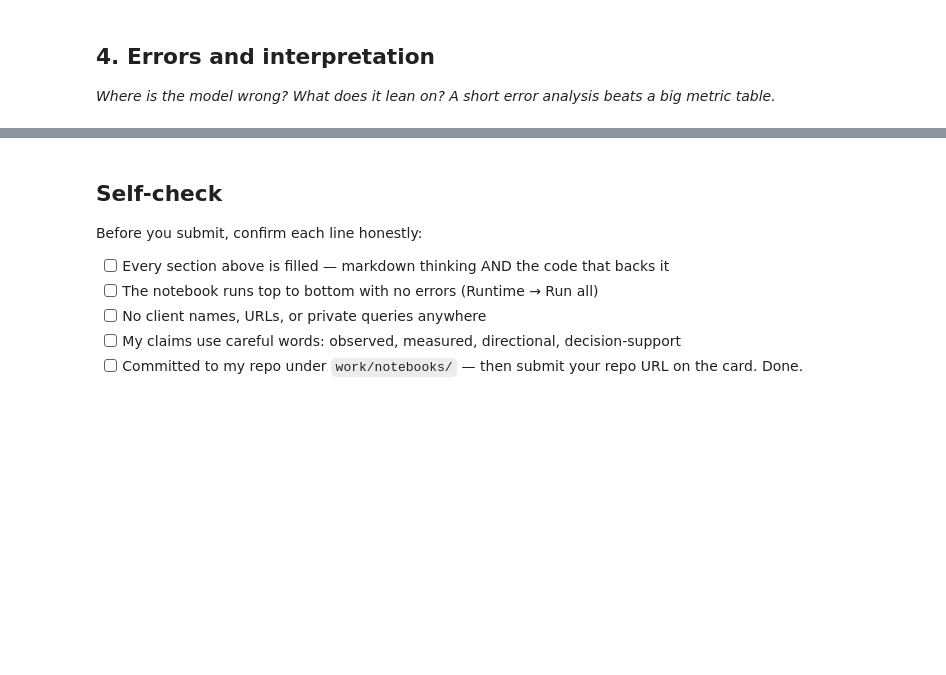
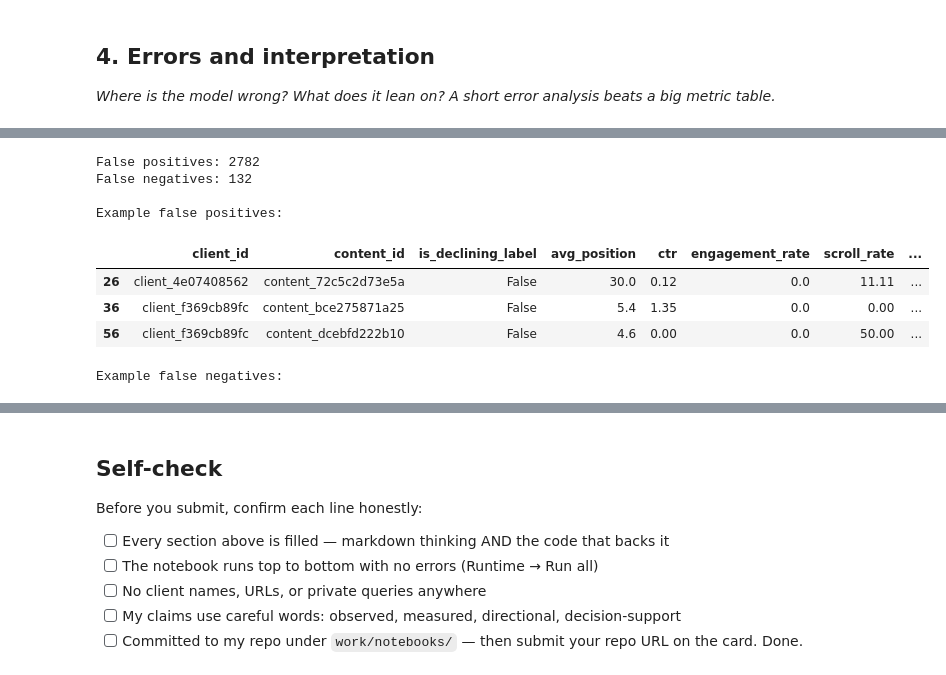
Before and after one commit to tabassumrafiq/flyrank-ml-internship, a Jupyter notebook: work/notebooks/w05_model.ipynb, the cells around one changed output, grey strips where cells are left out. Saved outputs shown, nothing was run; the diff lists cells and outputs as text; code cells hidden in the pictures; blank space fills up the shorter version.

```diff
--- a/work/notebooks/w05_model.ipynb
+++ b/work/notebooks/w05_model.ipynb
@@ -20,0 +249,16 @@ This skeleton is yours to fill. Work the sections **in order** — each one has
+# %%
+logistic_model = Pipeline([
+    ("imputer", SimpleImputer(strategy="median")),
+    ("scaler", StandardScaler()),
+    ("model", LogisticRegression(
+        max_iter=1000,
+        random_state=RANDOM_STATE
+    ))
+])
+
+logistic_model.fit(X_train, y_train)
+
+logistic_prob = logistic_model.predict_proba(X_test)[:, 1]
+logistic_pred = (logistic_prob >= 0.5).astype(int)
+
+print("Logistic Regression trained.")
@@ -24,0 +406,36 @@ This skeleton is yours to fill. Work the sections **in order** — each one has
+# %%
+error_review = model_df.iloc[test_idx][
+    ["client_id", "content_id", "is_declining_label"] + available_features
+].copy()
+
+error_review["model_probability"] = logistic_prob
+error_review["model_prediction"] = logistic_pred
+
+false_positives = error_review[
+    (error_review["is_declining_label"] == 0) &
+    (error_review["model_prediction"] == 1)
+].copy()
+
+false_negatives = error_review[
+    (error_review["is_declining_label"] == 1) &
+    (error_review["model_prediction"] == 0)
+].copy()
+
+print("False positives:", len(false_positives))
+print("False negatives:", len(false_negatives))
+
+print("\nExample false positives:")
+display(false_positives.head(3))
+
+print("\nExample false negatives:")
+display(false_negatives.head(3))
+# %% [output]
+False positives: 2782
+False negatives: 132
+
+Example false positives:
+|  | client_id | content_id | is_declining_label | avg_position | ctr | engagement_rate | scroll_rate | ... |
+| 26 | client_4e07408562 | content_72c5c2d73e5a | False | 30.0 | 0.12 | 0.0 | 11.11 | ... |
+| 36 | client_f369cb89fc | content_bce275871a25 | False | 5.4 | 1.35 | 0.0 | 0.00 | ... |
+| 56 | client_f369cb89fc | content_dcebfd222b10 | False | 4.6 | 0.00 | 0.0 | 50.00 | ... |
+Example false negatives:
```
Also changed, not shown: parts of 24 cells of this notebook.
